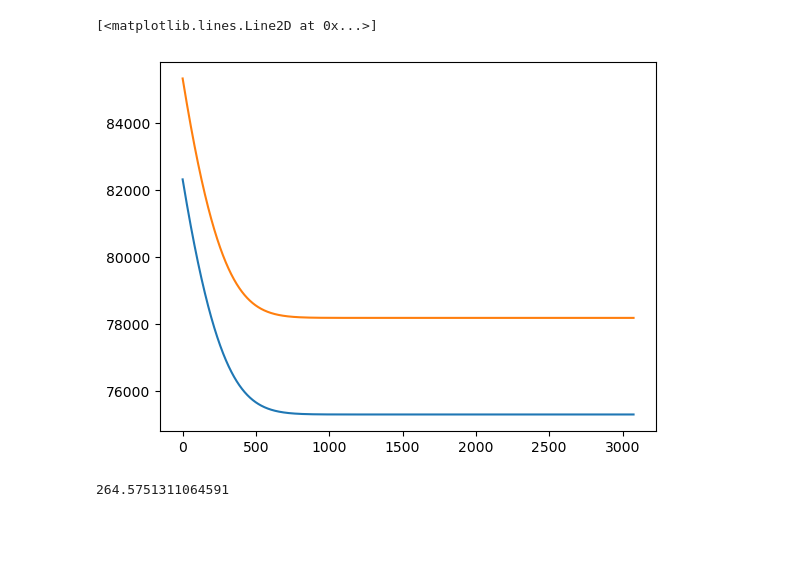
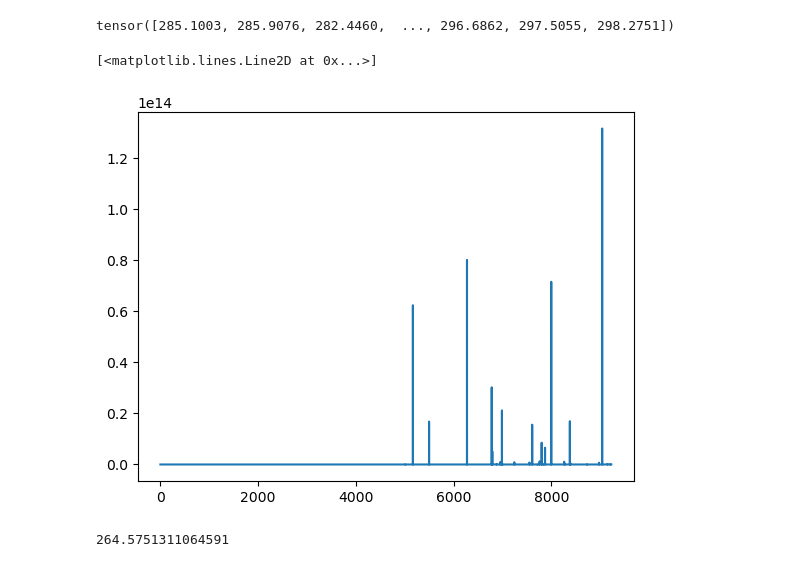
Before and after one commit to opticwiznub/Honours-Thesis, a Jupyter notebook: code/shrinkage_prior.ipynb, the cells around one changed output. Cells and saved outputs as stored; diff of their text form; code cells hidden in the pictures; blank space fills up the shorter version.

```diff
--- a/code/shrinkage_prior.ipynb
+++ b/code/shrinkage_prior.ipynb
@@ -120,0 +118,14 @@ KeyboardInterrupt:
+# %%
+for epoch in range(8000):
+    optimizer.zero_grad()
+    out = model(train_data)
+    train_loss = F.mse_loss(out, train_data.y)
+    train_loss_l.append(train_loss.item())
+
+    # test_out = model(test_data)
+    # test_loss = F.mse_loss(test_out, test_data.y)
+    # test_loss_l.append(test_loss.item())
+
+    print(epoch, train_loss)
+    train_loss.backward()
+    optimizer.step()
@@ -120,0 +150,14 @@ KeyboardInterrupt:
+# %%
+for epoch in range(8000):
+    optimizer.zero_grad()
+    out = model(train_data)
+    train_loss = F.mse_loss(out, train_data.y)
+    train_loss_l.append(train_loss.item())
+
+    # test_out = model(test_data)
+    # test_loss = F.mse_loss(test_out, test_data.y)
+    # test_loss_l.append(test_loss.item())
+
+    print(epoch, train_loss)
+    train_loss.backward()
+    optimizer.step()
@@ -120,0 +201,4 @@ KeyboardInterrupt:
+# %%
+train_data.y
+# %% [output]
+tensor([285.1003, 285.9076, 282.4460,  ..., 296.6862, 297.5055, 298.2751])
@@ -124,10 +212,10 @@ pickle.dump(model, file)
 file.close()
 # %%
 plt.plot(train_loss_l[50:], label='train')
-plt.plot(test_loss_l[50:], label='test')
+# plt.plot(test_loss_l[50:], label='test')
 # %% [output]
 [<matplotlib.lines.Line2D at 0x...>]
-[figure, old version]
+[figure, new version]
 # %%
 (70000) ** (1/2)
 # %% [output]
```
Also changed, not shown: parts of 20 cells of this notebook, 57 other files.
